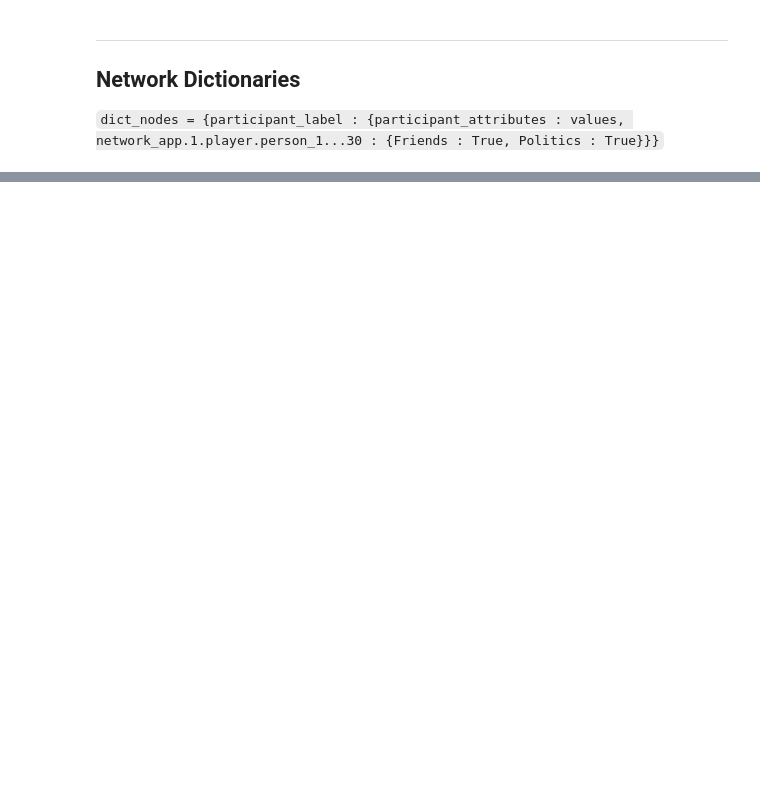
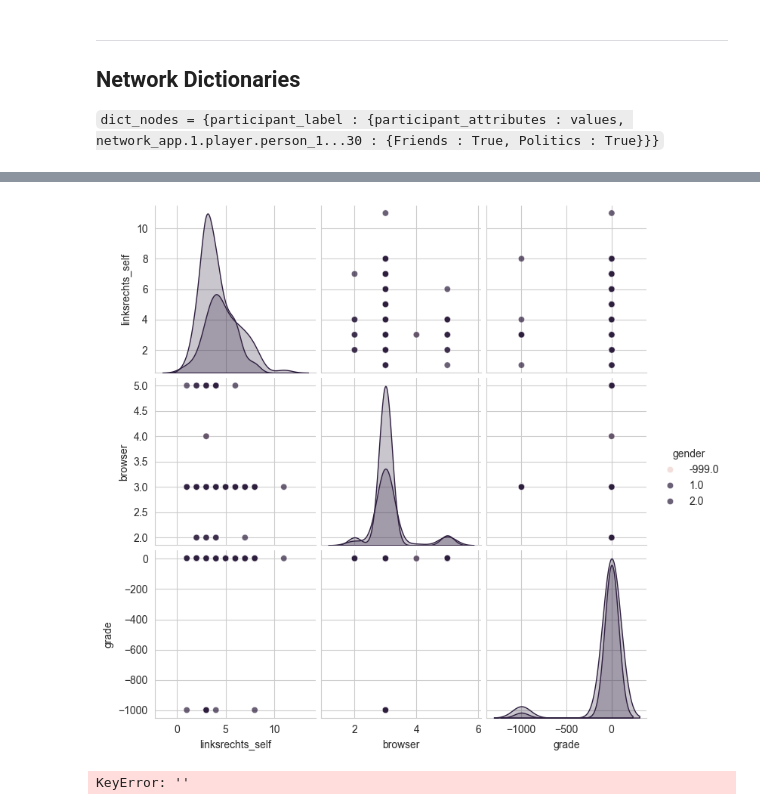
Before and after one commit to LS-Shikano/StudentSurvey, a Jupyter notebook: data_WS2425/SS_DataPipe.ipynb, the cells around one changed output, grey strips where cells are left out. Drawn from its saved outputs; the diff is of its cells as text; code cells hidden in the pictures; blank space fills up the shorter version.

```diff
--- a/data_WS2425/SS_DataPipe.ipynb
+++ b/data_WS2425/SS_DataPipe.ipynb
@@ -231,0 +399,17 @@ df_filtered_w3.to_csv('Cooked/df_w3_prepared.csv', index=False)
+# %%
+def split_df_by_suffix(df, suffix):
+    # Filter columns that end with the specified suffix
+    columns = [col for col in df.columns if col.endswith(suffix)]
+
+    # Create a subset DataFrame with the filtered columns
+    subset_df = df[columns]
+
+    # Remove the suffix from the column names
+    subset_df.columns = [col.replace(suffix, '') for col in subset_df.columns]
+
+    return subset_df
+
+# Example usage
+df_1 = split_df_by_suffix(complete_complete_df, '_W1')
+df_2 = split_df_by_suffix(complete_complete_df, '_W2')
+df_3 = split_df_by_suffix(complete_complete_df, '_W3')
@@ -417,7 +528,11 @@ def data_extraction(df, unique_id, wave):
 # %%
-dict_nodes_w1, dict_edges_w1, list_dropped_w1 = data_extraction(df_w1_filtered, 'network_app.1.player.participantcode', "W1")
-dict_nodes_w2, dict_edges_w2, list_dropped_w2 = data_extraction(df_w2_filtered, "participant.label", "W2")
-dict_nodes_w3, dict_edges_w3, list_dropped_w3 = data_extraction(df_w3_filtered, "participant.label", "W3")
+df_1 = df_1.reset_index()
+df_2 = df_2.reset_index()
+df_3 = df_3.reset_index()
+
+dict_nodes_w1, dict_edges_w1, list_dropped_w1 = data_extraction(df_1, df_w1_filtered ,'participant.label', "W1")
+dict_nodes_w2, dict_edges_w2, list_dropped_w2 = data_extraction(df_2, df_w2_filtered, "participant.label", "W2")
+dict_nodes_w3, dict_edges_w3, list_dropped_w3 = data_extraction(df_3, df_w3_filtered, "participant.label", "W3")
 # %% [output]
 Edge information for wave W1:
 friend: 338
@@ -453,0 +556,2 @@ Name: end_app.1.player.catdog, Length: 170, dtype: float64
+# %%
+df = pd.DataFrame(dict_nodes_w3).T
@@ -453,0 +574,21 @@ Name: end_app.1.player.catdog, Length: 170, dtype: float64
+# %%
+import seaborn as sns
+
+# Create a pairplot with customizations
+sns.pairplot(
+    df,
+    hue="gender",               # Color by species
+    vars=["linksrechts_self", "browser", "grade"],  # Specific columns
+    height=2.5,                  # Adjust subplot size
+    plot_kws={"alpha": 0.7}      # Transparency for scatter plots
+)
+
+# Show the plot
+sns.set_style("whitegrid")  # Optional: Set a style
+sns.despine()               # Optional: Remove top and right spines
+# %% [output]
+[figure, added]
+# %%
+df_2[""]
+# %% [output]
+KeyError: ''
```
Also changed, not shown: parts of 26 cells of this notebook, 47 other files.
